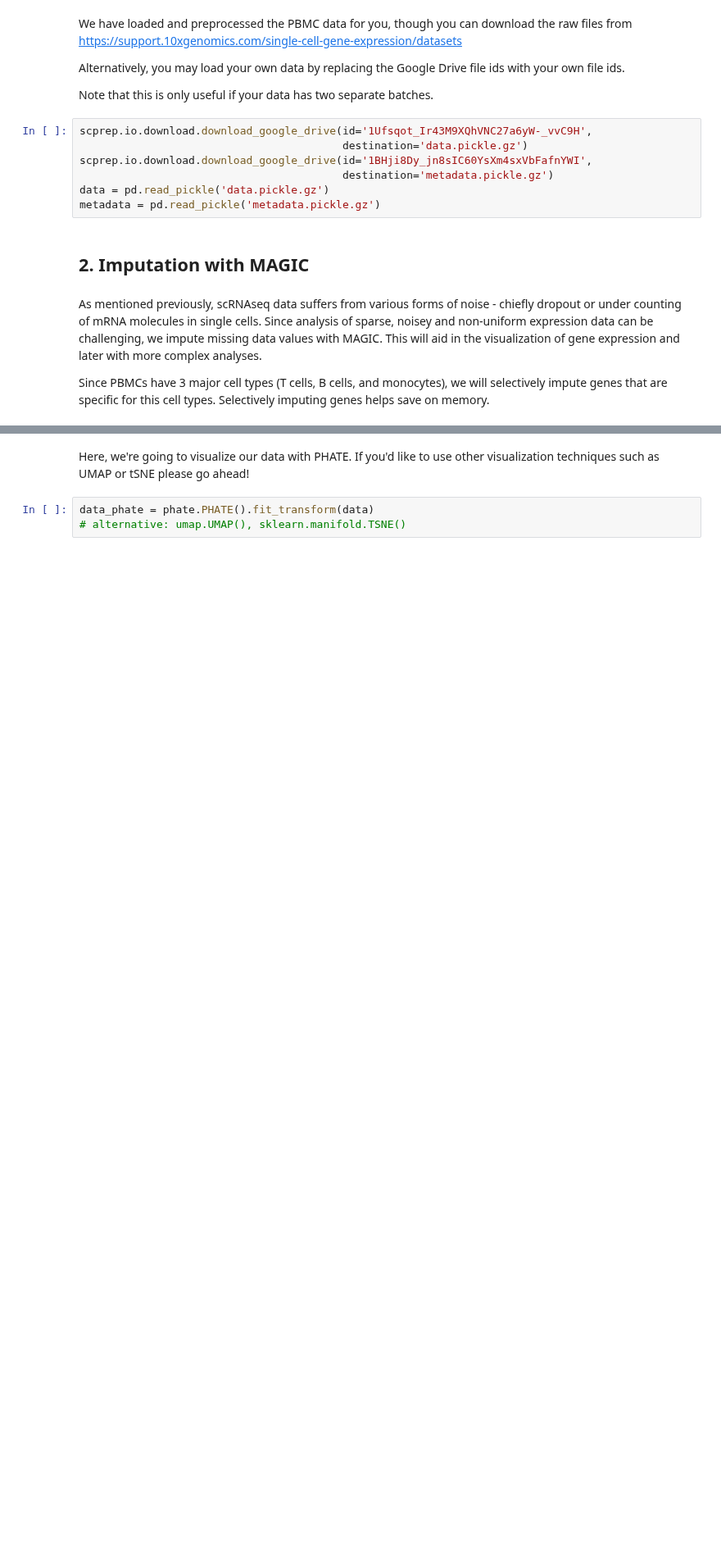
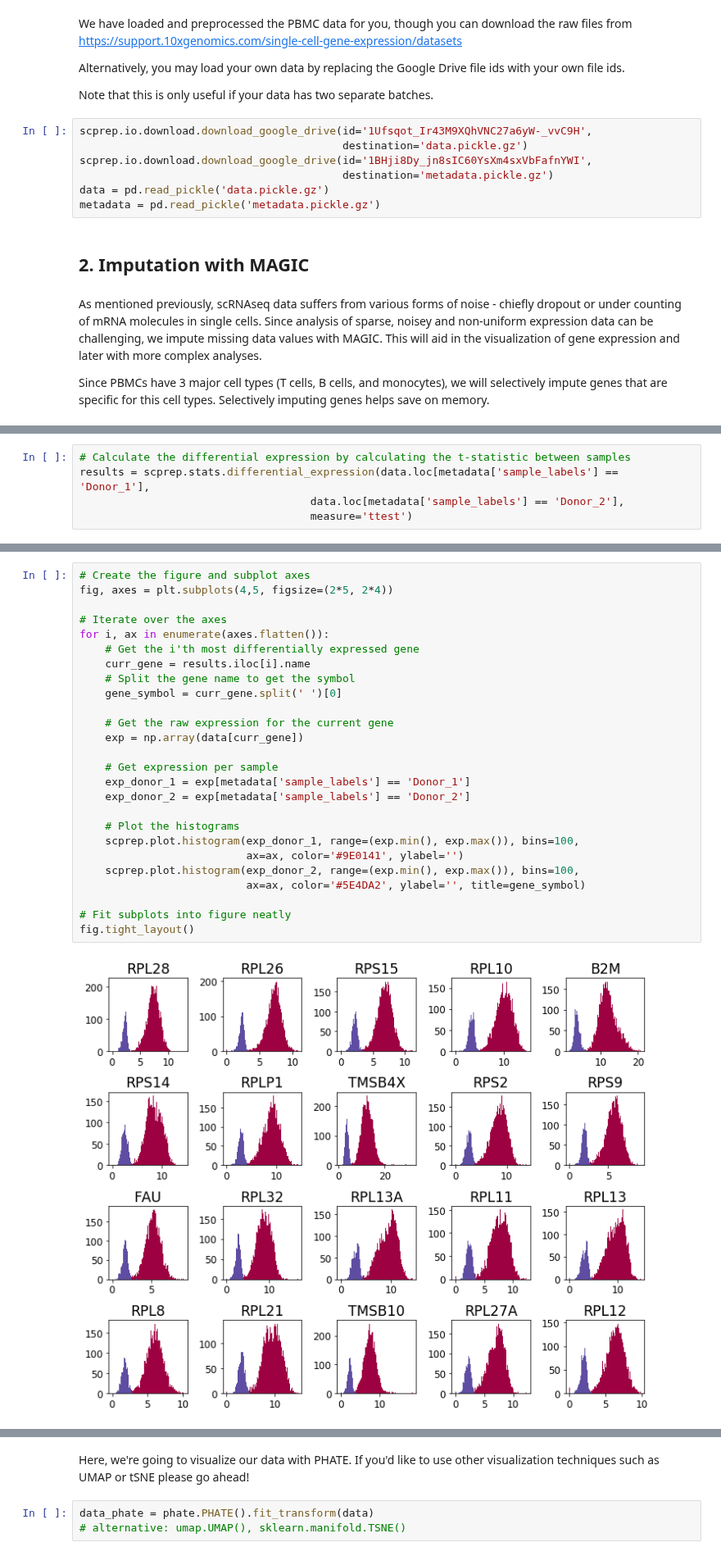
Before and after one commit to KrishnaswamyLab/SingleCellWorkshop, a Jupyter notebook: exercises/BatchCorrection/00_Answers_Batch_Correction_and_Gene_Visualization.ipynb, the cells around one changed output, grey strips where cells are left out. Shown at 82% size. Saved outputs shown, nothing was run; the diff lists cells and outputs as text; blank space fills up the shorter version.

Commit message:
Adding batch correction gene detection

```diff
--- a/exercises/BatchCorrection/00_Answers_Batch_Correction_and_Gene_Visualization.ipynb
+++ b/exercises/BatchCorrection/00_Answers_Batch_Correction_and_Gene_Visualization.ipynb
@@ -66,0 +73,5 @@ data_magic.head()
+# %%
+# Calculate the differential expression by calculating the t-statistic between samples
+results = scprep.stats.differential_expression(data.loc[metadata['sample_labels'] == 'Donor_1'],
+                                    data.loc[metadata['sample_labels'] == 'Donor_2'],
+                                    measure='ttest')
@@ -66,0 +102,28 @@ data_magic.head()
+# %%
+# Create the figure and subplot axes
+fig, axes = plt.subplots(4,5, figsize=(2*5, 2*4))
+
+# Iterate over the axes
+for i, ax in enumerate(axes.flatten()):
+    # Get the i'th most differentially expressed gene
+    curr_gene = results.iloc[i].name
+    # Split the gene name to get the symbol
+    gene_symbol = curr_gene.split(' ')[0]
+
+    # Get the raw expression for the current gene
+    exp = np.array(data[curr_gene])
+
+    # Get expression per sample
+    exp_donor_1 = exp[metadata['sample_labels'] == 'Donor_1']
+    exp_donor_2 = exp[metadata['sample_labels'] == 'Donor_2']
+
+    # Plot the histograms
+    scprep.plot.histogram(exp_donor_1, range=(exp.min(), exp.max()), bins=100,
+                          ax=ax, color='#9E0141', ylabel='')
+    scprep.plot.histogram(exp_donor_2, range=(exp.min(), exp.max()), bins=100,
+                          ax=ax, color='#5E4DA2', ylabel='', title=gene_symbol)
+
+# Fit subplots into figure neatly
+fig.tight_layout()
+# %% [output]
+[figure, added]
```
Also changed, not shown: parts of 13 cells of this notebook, 1 other file.
